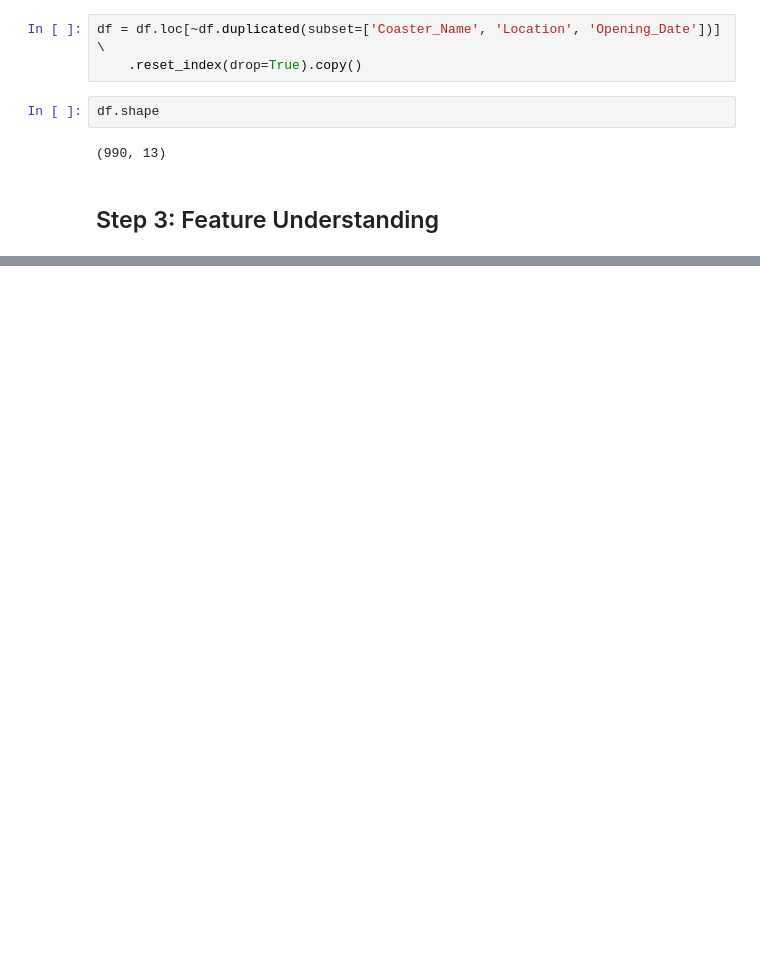
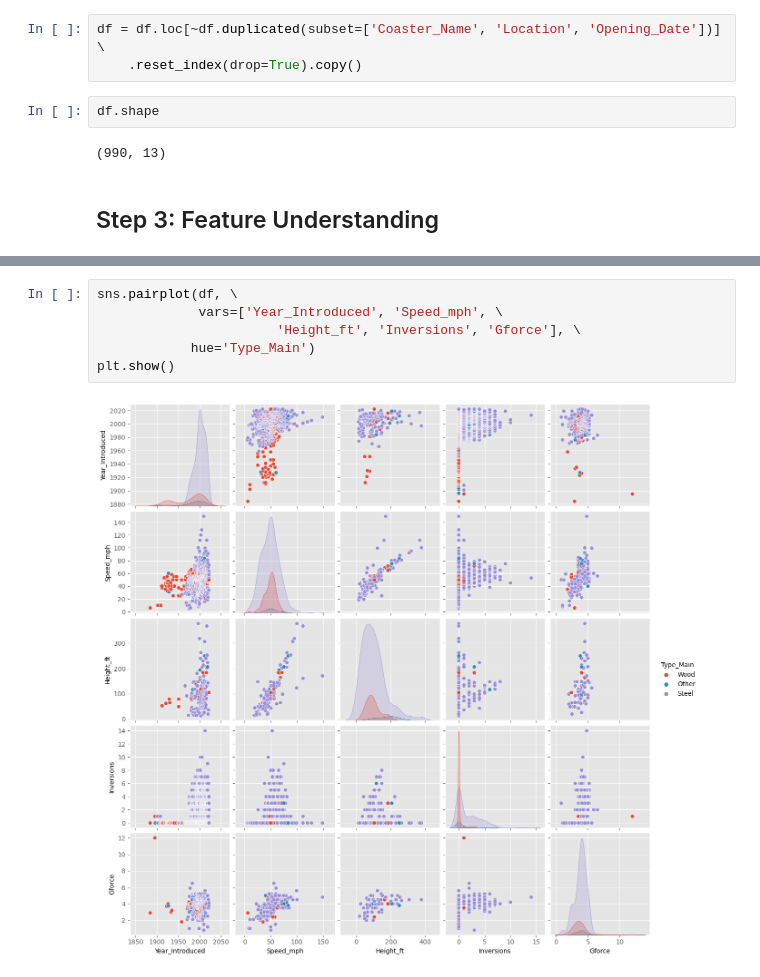
Before and after one commit to MatthewLopes/exploratory-data-analysis, a Jupyter notebook: exploratory-data-analysis.ipynb, the cells around one changed output, grey strips where cells are left out. Saved outputs shown, nothing was run; the diff lists cells and outputs as text; blank space fills up the shorter version.

```diff
--- a/exploratory-data-analysis.ipynb
+++ b/exploratory-data-analysis.ipynb
@@ -230,0 +256,8 @@ ax.set_xlabel('Speed (mph)')
+# %%
+sns.pairplot(df, \
+             vars=['Year_Introduced', 'Speed_mph', \
+                       'Height_ft', 'Inversions', 'Gforce'], \
+            hue='Type_Main')
+plt.show()
+# %% [output]
+[figure, added]
```
Also changed, not shown: parts of 15 cells of this notebook.
